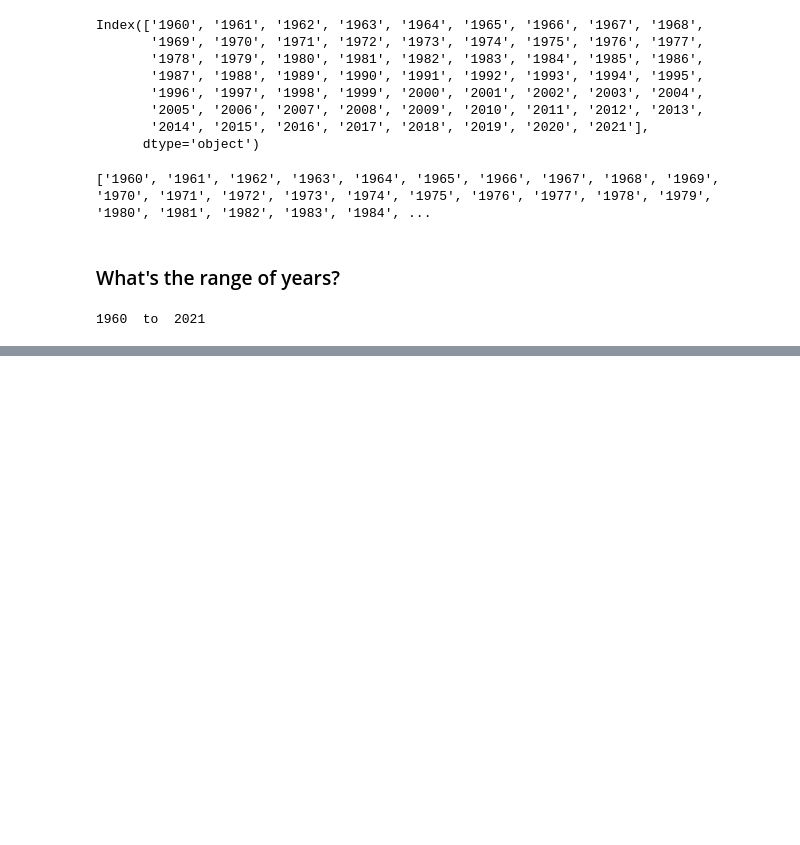
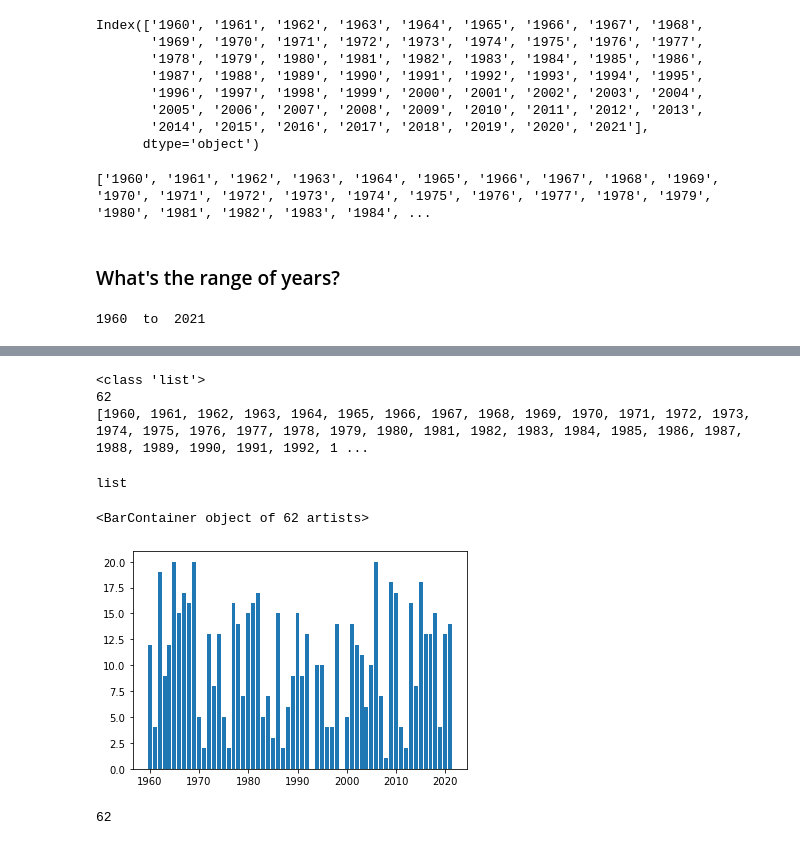
Before and after one commit to mannyjrod/ANA500, a Jupyter notebook: Intro_Matplotlib.ipynb, the cells around one changed output, grey strips where cells are left out. Drawn from its saved outputs; the diff is of its cells as text; code cells hidden in the pictures; blank space fills up the shorter version.

```diff
--- a/Intro_Matplotlib.ipynb
+++ b/Intro_Matplotlib.ipynb
@@ -122,0 +416,5 @@ print(min(years), " to " , max(years))
+# %%
+# Convert list to array
+yearsArray = np.array(years) # Create a Numpy array
+print(type(yearsArray))
+print(yearsArray.shape)
@@ -122,0 +437,22 @@ print(min(years), " to " , max(years))
+# %%
+# Convert array of strings to a list of integers
+#yearsNumeric = [int(yearsArray) for yearsArray in yearsArray] # Use the int() function to convert the yearsArray into an
+# integer, using the for loop: for every element in 'yearsArray' found in the array 'yearsArray'
+
+yearsNumeric = [int(yearsArray) for yearsArray in yearsArray]
+# Interpreting this in English:
+# Create an integer of the array 'yearsArray', for every string in 'yearsArray' in the range of 'yearsArray'
+
+print(type(yearsNumeric))
+print(len(yearsNumeric))
+print(yearsNumeric)
+# %% [output]
+<class 'list'>
+62
+[1960, 1961, 1962, 1963, 1964, 1965, 1966, 1967, 1968, 1969, 1970, 1971, 1972, 1973, 1974, 1975, 1976, 1977, 1978, 1979, 1980, 1981, 1982, 1983, 1984, 1985, 1986, 1987, 1988, 1989, 1990, 1991, 1992, 1 ...
+# %%
+type(yearsNumeric)
+# %% [output]
+list
+# %%
+pseudoCO2 = [random.randint(0,20) for i in range(0,62)] # Create a list of 62 random numbers
@@ -122,0 +461,9 @@ print(min(years), " to " , max(years))
+# %%
+plt.bar(yearsNumeric, pseudoCO2) # Test the plot, okay, so plotting two lists works....
+# %% [output]
+<BarContainer object of 62 artists>
+[figure, added]
+# %%
+len(yearsNumeric)
+# %% [output]
+62
```
Also changed, not shown: parts of 63 cells of this notebook.
